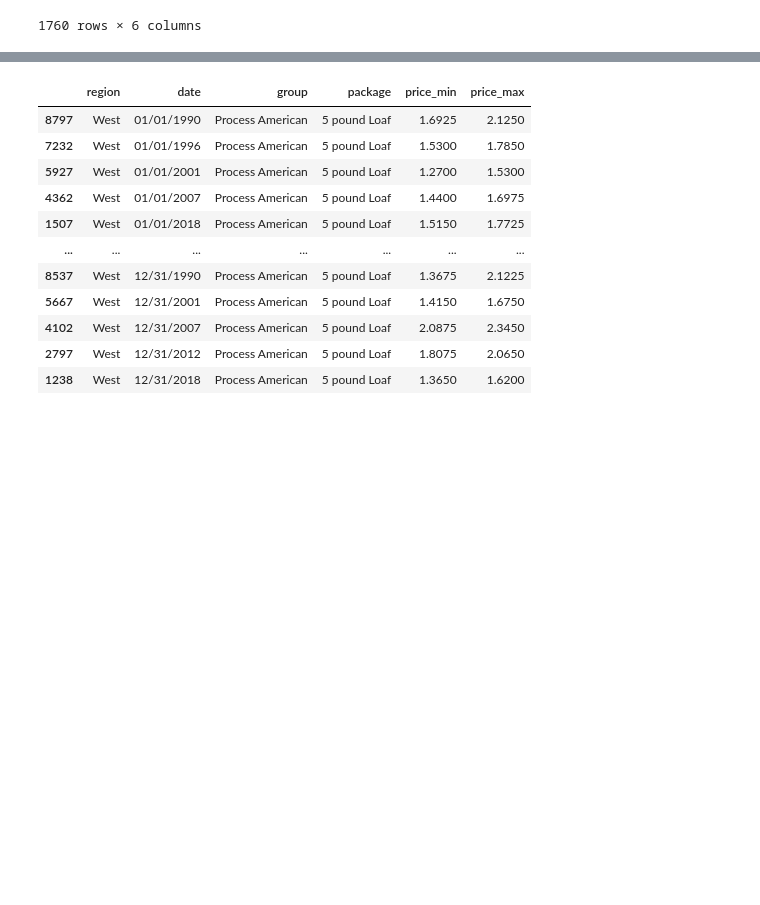
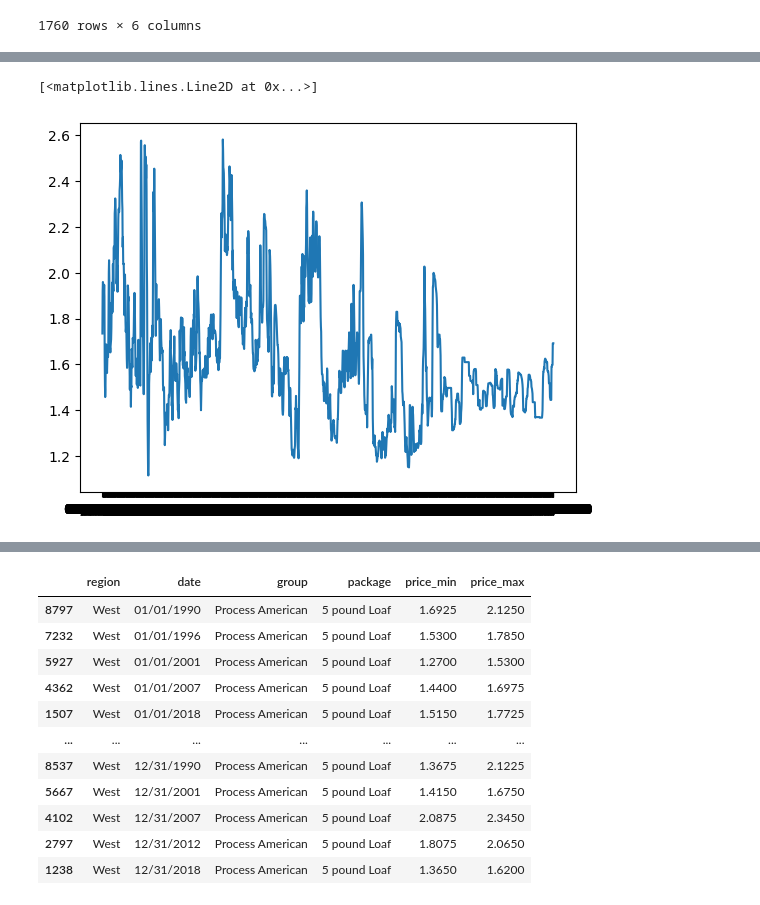
Before and after one commit to yalinli2/EnvEtools, a Jupyter notebook: course_modules/2_USDA_MyMarketNews_Python.ipynb, the cells around one changed output, grey strips where cells are left out. Saved outputs shown, nothing was run; the diff lists cells and outputs as text; code cells hidden in the pictures; blank space fills up the shorter version.

```diff
--- a/course_modules/2_USDA_MyMarketNews_Python.ipynb
+++ b/course_modules/2_USDA_MyMarketNews_Python.ipynb
@@ -350,0 +372,9 @@ df_to_plot = df_all[(df_all['region']=='West') & (df_all['group']=='Process Amer
+# %%
+import matplotlib.pyplot as plt # import the `pyplot` module of `matplotlib`
+fig, ax = plt.subplots() # create figure and axis objects, you can treat them as containers for the figure and data
+# you can't read the tick labels, because they are not recognized as date,
+# so pandas tried to label them all, and it takes a lot of time to generate the figure
+ax.plot(df_to_plot['date'], df_to_plot['price_min'])
+# %% [output]
+[<matplotlib.lines.Line2D at 0x...>]
+[figure, added]
```
Also changed, not shown: parts of 20 cells of this notebook, 1 other file.
